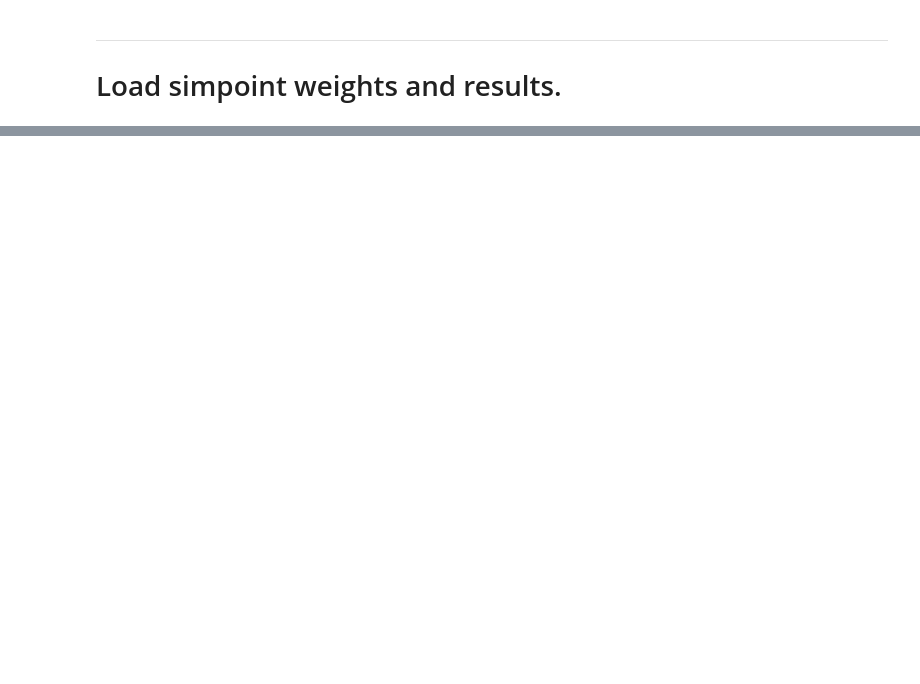
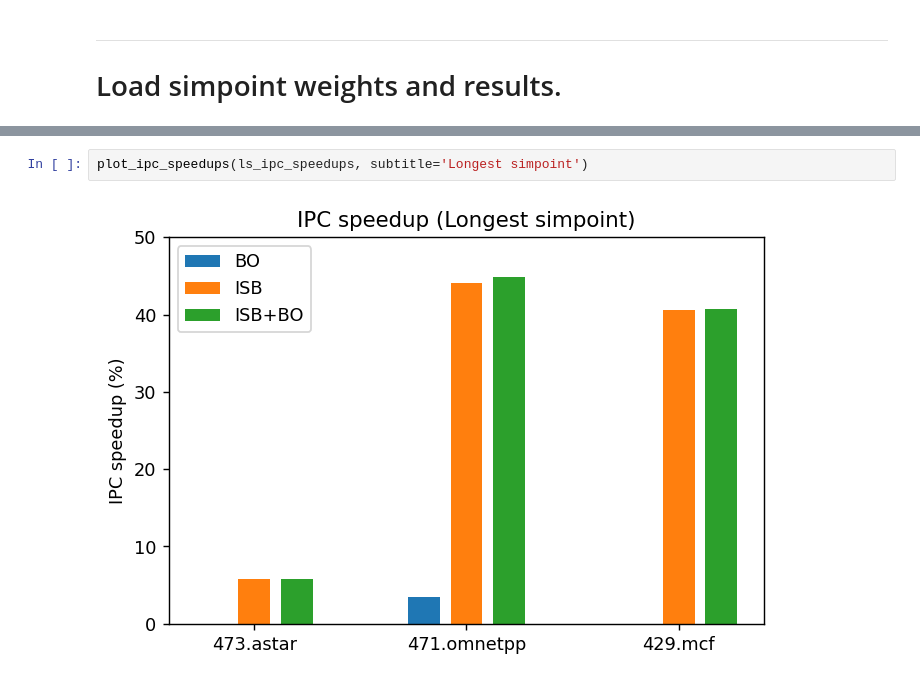
Before and after one commit to cmolder/voyager-analysis, a Jupyter notebook: 20211026-simpoints.ipynb, the cells around one changed output, grey strips where cells are left out. Drawn from its saved outputs; the diff is of its cells as text; blank space fills up the shorter version.

```diff
--- a/20211026-simpoints.ipynb
+++ b/20211026-simpoints.ipynb
@@ -307,0 +351,4 @@ df
+# %%
+plot_ipc_speedups(ls_ipc_speedups, subtitle='Longest simpoint')
+# %% [output]
+[figure, added]
```
Also changed, not shown: parts of 42 cells of this notebook.
